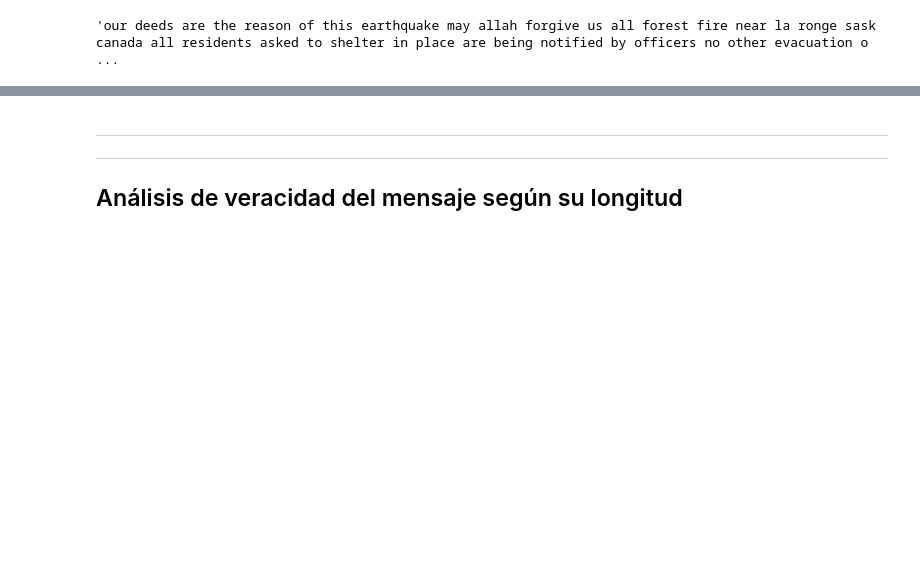
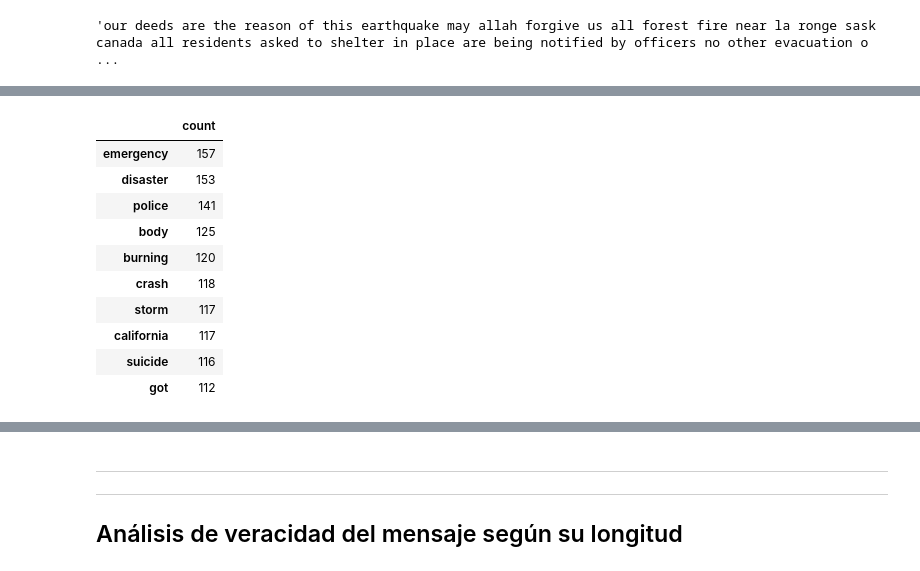
Before and after one commit to ffelfis/Orga_Datos_TPs, a Jupyter notebook: TP1/nb_Facundo.ipynb, the cells around one changed output, grey strips where cells are left out. Saved outputs shown, nothing was run; the diff lists cells and outputs as text; code cells hidden in the pictures; blank space fills up the shorter version.

```diff
--- a/TP1/nb_Facundo.ipynb
+++ b/TP1/nb_Facundo.ipynb
@@ -203,0 +247,18 @@ data_dtm
+# %%
+# Se renombran las columnas.
+data_dtm.rename(columns={'index':'term', 0:'count'}, inplace=True)
+# Se toman las primeras 10 palabras con mayor frecuencia.
+words_freq_des = data_dtm.sort_values(by='count', ascending=False)
+words_freq_des.head(10)
+# %% [output]
+|  | count |
+| emergency | 157 |
+| disaster | 153 |
+| police | 141 |
+| body | 125 |
+| burning | 120 |
+| crash | 118 |
+| storm | 117 |
+| california | 117 |
+| suicide | 116 |
+| got | 112 |
```
Also changed, not shown: parts of 26 cells of this notebook.
